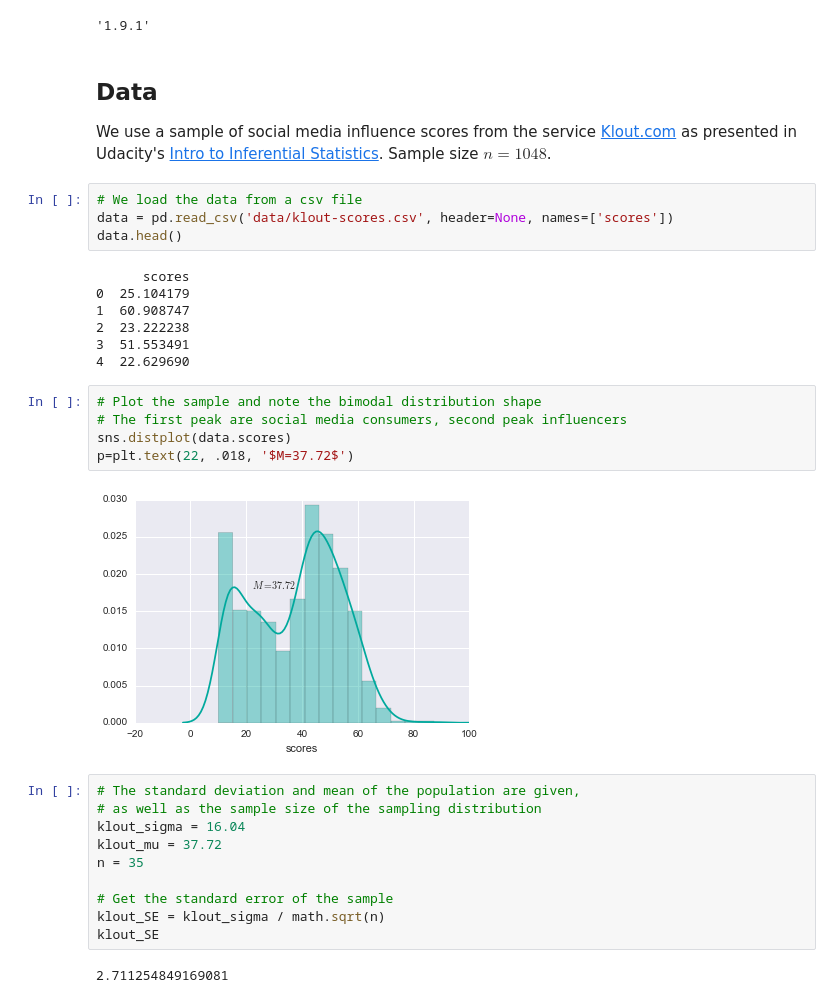
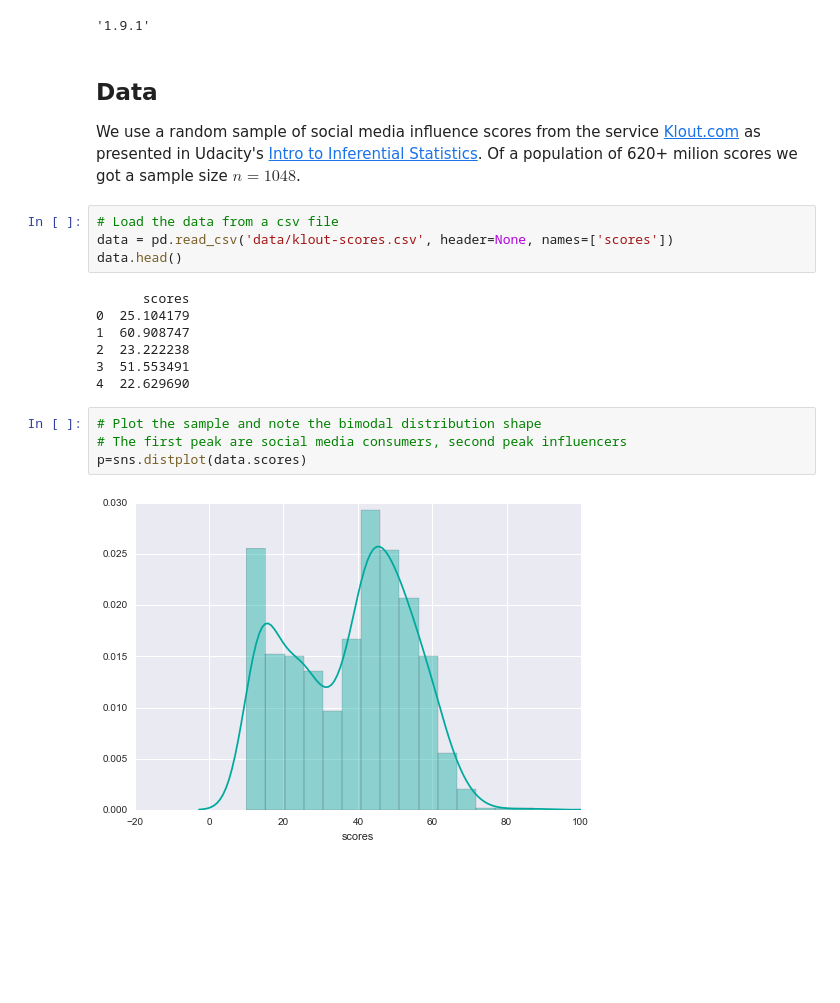
Before and after one commit to leonvanbokhorst/NoteBooks-Statistics-and-MachineLearning, a Jupyter notebook: 0013 Confidence Interval of a Klout Score sample.ipynb, the cells around one changed output. Drawn from its saved outputs; the diff is of its cells as text; blank space fills up the shorter version.

Commit message:
Confidence Interval with Klout scores

```diff
--- a/0013 Confidence Interval of a Klout Score sample.ipynb
+++ b/0013 Confidence Interval of a Klout Score sample.ipynb
@@ -18,9 +18,9 @@ np.version.full_version
 '1.9.1'
 # %% [markdown]
 ## Data
-We use a sample of social media influence scores from the service [Klout.com](http://klout.com/ "Klout scores") as presented in Udacity's [Intro to Inferential Statistics](https://www.udacity.com/course/ud201). Sample size $n=1048$.
+We use a random sample of social media influence scores from the service [Klout.com](http://klout.com/ "Klout scores") as presented in Udacity's [Intro to Inferential Statistics](https://www.udacity.com/course/ud201). Of a population of 620+ milion scores we got a sample size $n=1048$.
 # %%
-# We load the data from a csv file
+# Load the data from a csv file
 data = pd.read_csv('data/klout-scores.csv', header=None, names=['scores'])
 data.head()
 # %% [output]
@@ -33,19 +33,6 @@ data.head()
 # %%
 # Plot the sample and note the bimodal distribution shape
 # The first peak are social media consumers, second peak influencers
-sns.distplot(data.scores)
-p=plt.text(22, .018, '$M=37.72$')
+p=sns.distplot(data.scores)
 # %% [output]
-[figure, old version]
+[figure, new version]
-# %%
-# The standard deviation and mean of the population are given,
-# as well as the sample size of the sampling distribution
-klout_sigma = 16.04
-klout_mu = 37.72
-n = 35
-
-# Get the standard error of the sample
-klout_SE = klout_sigma / math.sqrt(n)
-klout_SE
-# %% [output]
-2.711254849169081
```
Also changed, not shown: parts of 21 cells of this notebook.
